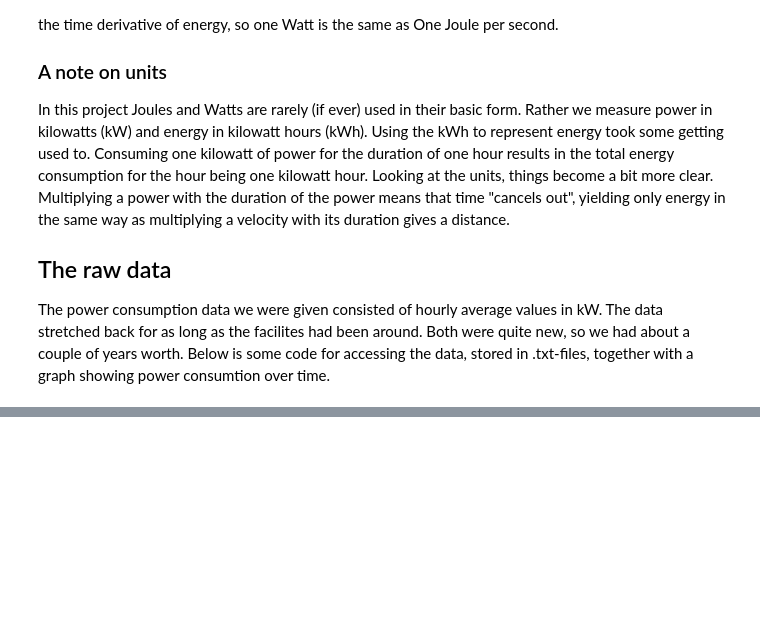
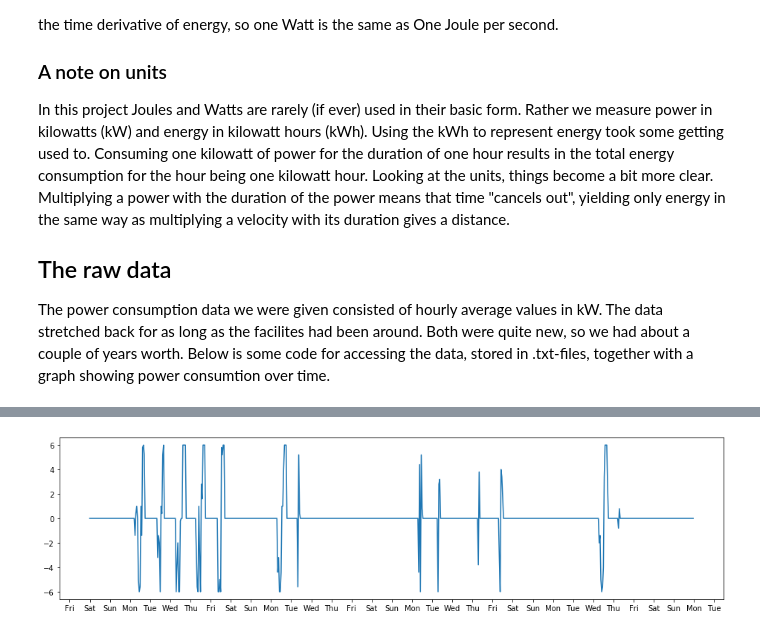
Before and after one commit to albinbjorn/battery_simulator, a Jupyter notebook: notebooks/Post1test.ipynb, the cells around one changed output, grey strips where cells are left out. Saved outputs shown, nothing was run; the diff lists cells and outputs as text; code cells hidden in the pictures; blank space fills up the shorter version.

```diff
--- a/notebooks/Post1test.ipynb
+++ b/notebooks/Post1test.ipynb
@@ -62,3 +62,12 @@ sys.path.append("../src")
 from battery_hour_data import batt_algo
 # %%
 [P_batt, SoC] = batt_algo(loadvec, 16, 6, 24, 24)
+# %%
+fig, ax = plt.subplots(figsize = (16,4))
+_ = ax.plot(days, P_batt)
+weekday = mdates.DayLocator()  # every month
+years_fmt = mdates.DateFormatter('%a')
+ax.xaxis.set_major_formatter(years_fmt)
+ax.xaxis.set_major_locator(weekday)
+# %% [output]
+[figure, added]
```
Also changed, not shown: parts of 4 cells of this notebook.
